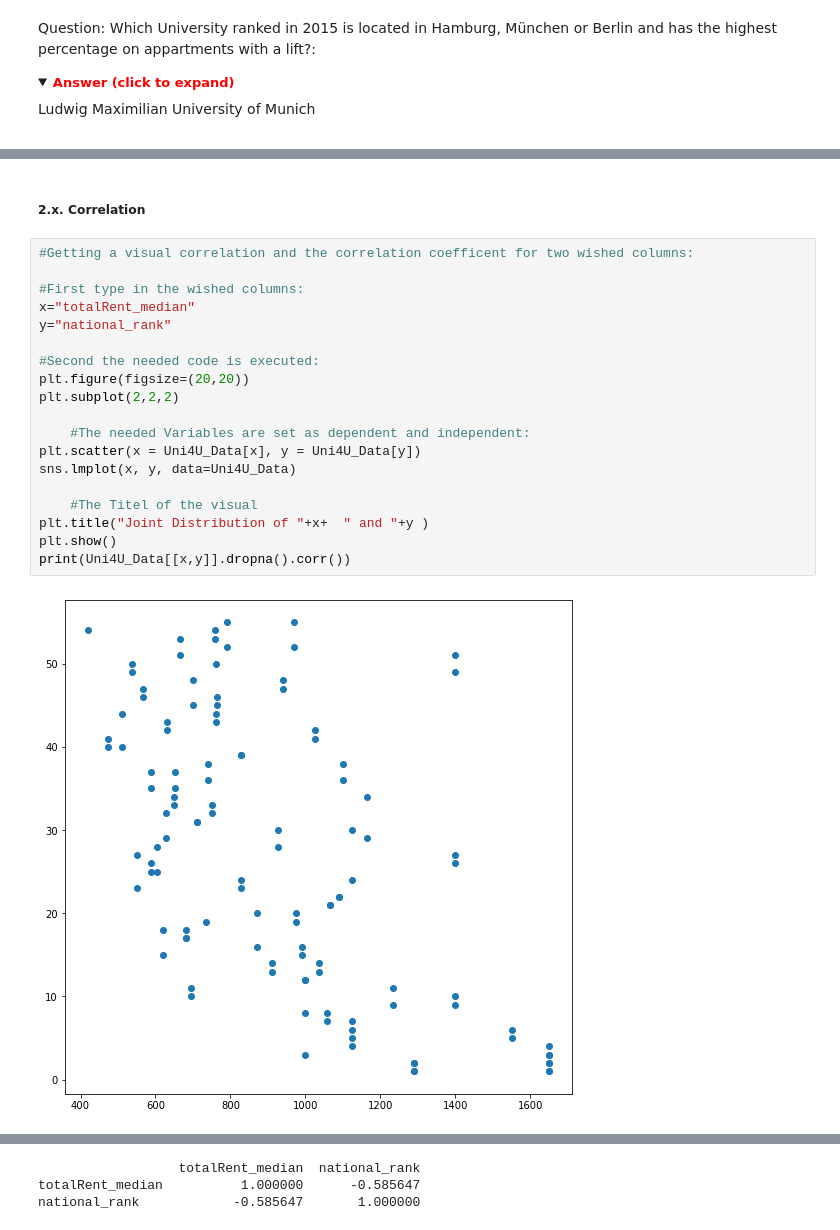
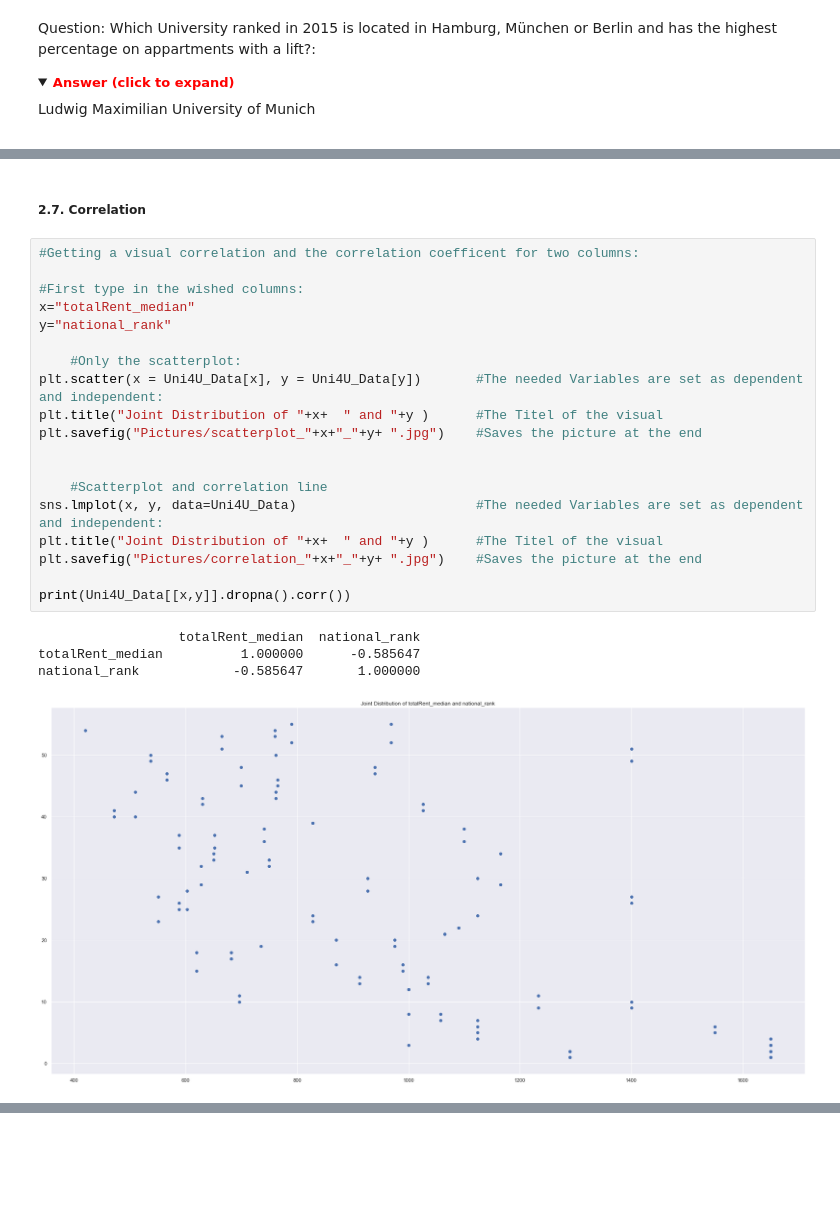
Before and after one commit to reemakk/group-3, a Jupyter notebook: Data_analysis.ipynb, the cells around one changed output, grey strips where cells are left out. Cells and saved outputs as stored; diff of their text form; folded sections open; blank space fills up the shorter version.

```diff
--- a/Data_analysis.ipynb
+++ b/Data_analysis.ipynb
@@ -396,23 +496,26 @@ Name: totalRent, dtype: float64
 # %% [markdown]
-##### 2.x. Correlation
+##### 2.7. Correlation
 # %%
-#Getting a visual correlation and the correlation coefficent for two wished columns:
+#Getting a visual correlation and the correlation coefficent for two columns:
 
 #First type in the wished columns:
 x="totalRent_median"
 y="national_rank"
 
-#Second the needed code is executed:
-plt.figure(figsize=(20,20))
-plt.subplot(2,2,2)
+    #Only the scatterplot:
+plt.scatter(x = Uni4U_Data[x], y = Uni4U_Data[y])       #The needed Variables are set as dependent and independent:
+plt.title("Joint Distribution of "+x+  " and "+y )      #The Titel of the visual
+plt.savefig("Pictures/scatterplot_"+x+"_"+y+ ".jpg")    #Saves the picture at the end
 
-    #The needed Variables are set as dependent and independent:
-plt.scatter(x = Uni4U_Data[x], y = Uni4U_Data[y])
-sns.lmplot(x, y, data=Uni4U_Data)
 
-    #The Titel of the visual
-plt.title("Joint Distribution of "+x+  " and "+y )
-plt.show()
+    #Scatterplot and correlation line
+sns.lmplot(x, y, data=Uni4U_Data)                       #The needed Variables are set as dependent and independent:
+plt.title("Joint Distribution of "+x+  " and "+y )      #The Titel of the visual
+plt.savefig("Pictures/correlation_"+x+"_"+y+ ".jpg")    #Saves the picture at the end
+
 print(Uni4U_Data[[x,y]].dropna().corr())
 # %% [output]
+                  totalRent_median  national_rank
+totalRent_median          1.000000      -0.585647
+national_rank            -0.585647       1.000000
-[figure, old version]
+[figure, new version]
@@ -420,3 +522,0 @@ print(Uni4U_Data[[x,y]].dropna().corr())
-                  totalRent_median  national_rank
-totalRent_median          1.000000      -0.585647
-national_rank            -0.585647       1.000000
```
Also changed, not shown: parts of 34 cells of this notebook, 12 other files.
